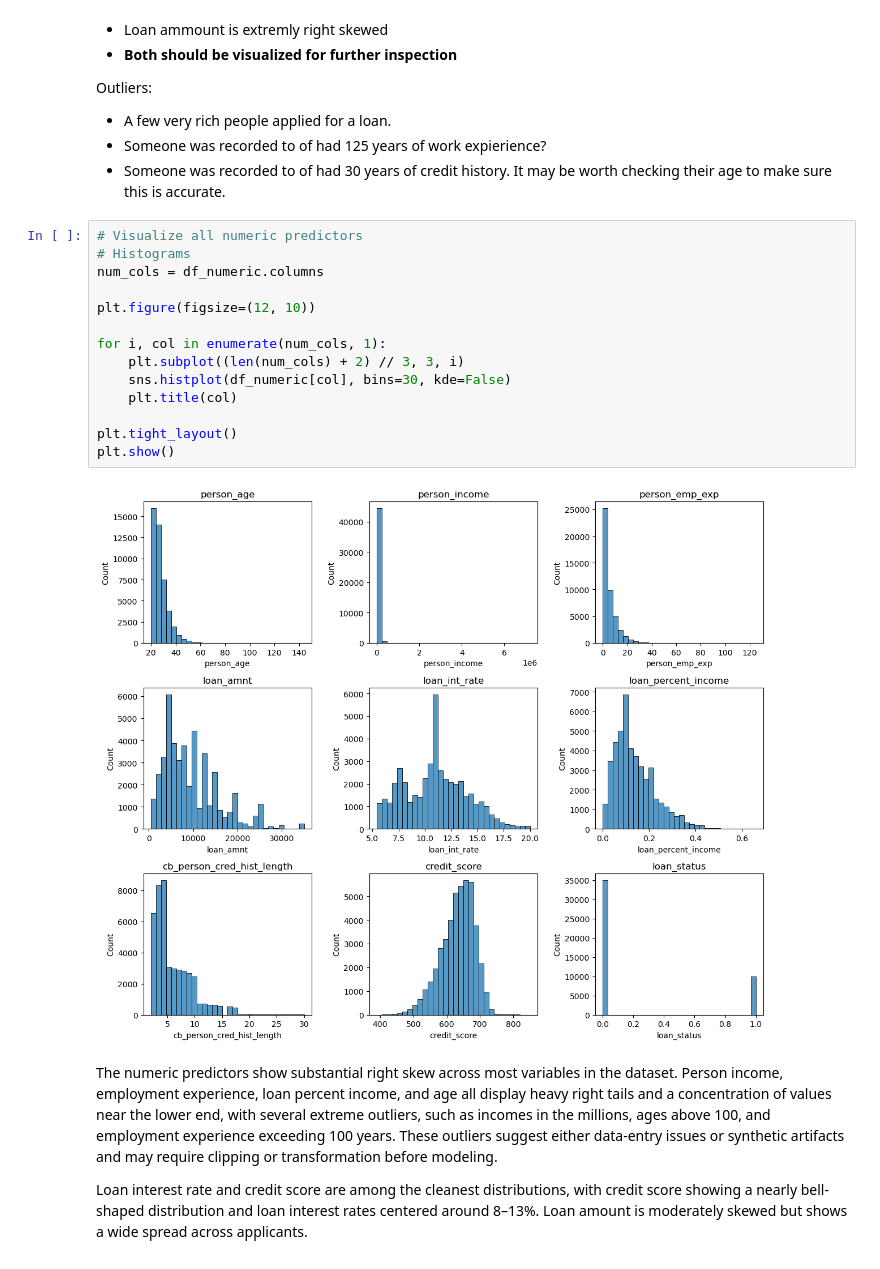
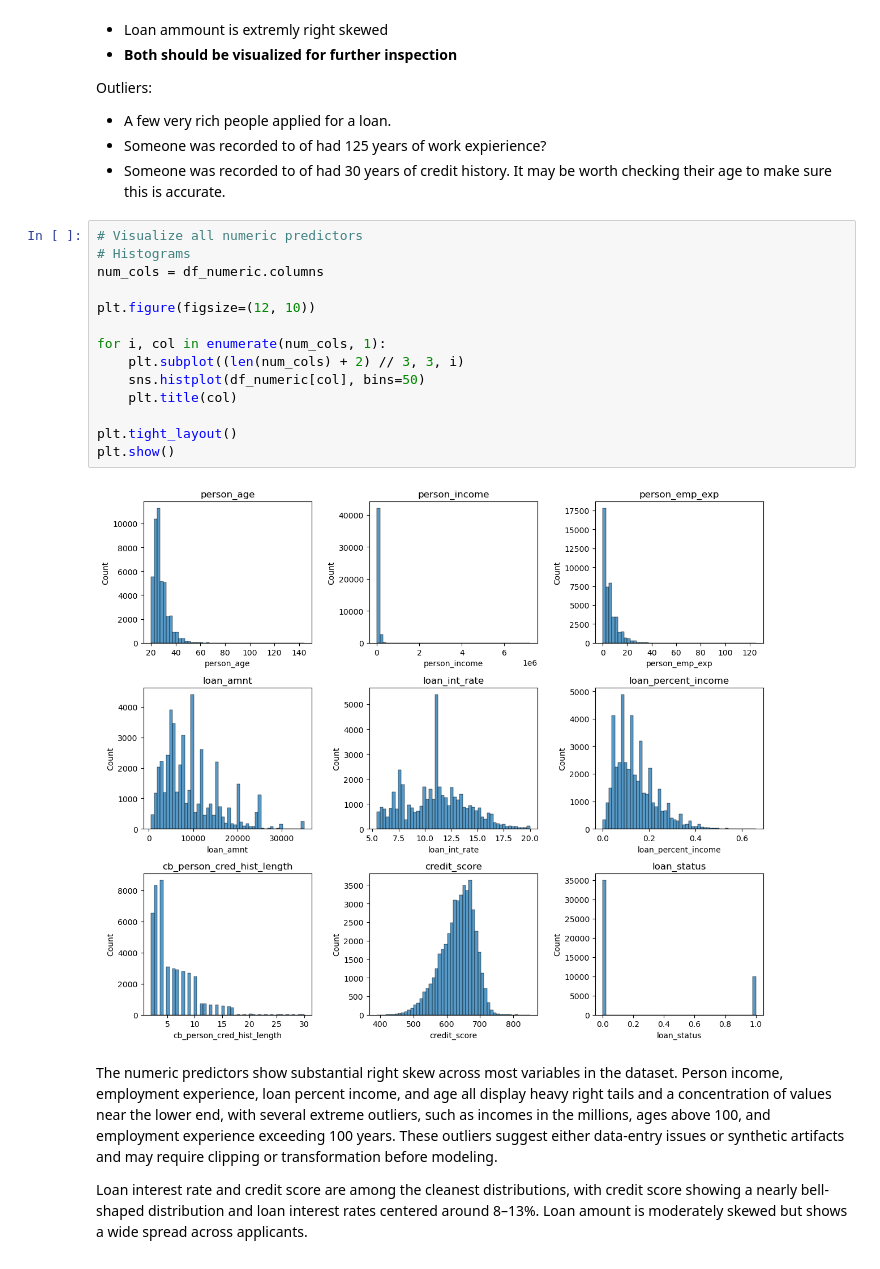
Before and after one commit to samstrc/AppliedML_FinalProj, a Jupyter notebook: loan_approval.ipynb, the cells around one changed output. Cells and saved outputs as stored; diff of their text form.

```diff
--- a/loan_approval.ipynb
+++ b/loan_approval.ipynb
@@ -208,19 +208,19 @@ Outliers:
 # %%
 # Visualize all numeric predictors
 # Histograms
 num_cols = df_numeric.columns
 
 plt.figure(figsize=(12, 10))
 
 for i, col in enumerate(num_cols, 1):
     plt.subplot((len(num_cols) + 2) // 3, 3, i)
-    sns.histplot(df_numeric[col], bins=30, kde=False)
+    sns.histplot(df_numeric[col], bins=50)
     plt.title(col)
 
 plt.tight_layout()
 plt.show()
 # %% [output]
-[figure, old version]
+[figure, new version]
 # %% [markdown]
 The numeric predictors show substantial right skew across most variables in the dataset. Person income, employment experience, loan percent income, and age all display heavy right tails and a concentration of values near the lower end, with several extreme outliers, such as incomes in the millions, ages above 100, and employment experience exceeding 100 years. These outliers suggest either data-entry issues or synthetic artifacts and may require clipping or transformation before modeling.
 
```
Also changed, not shown: parts of 11 cells of this notebook.
